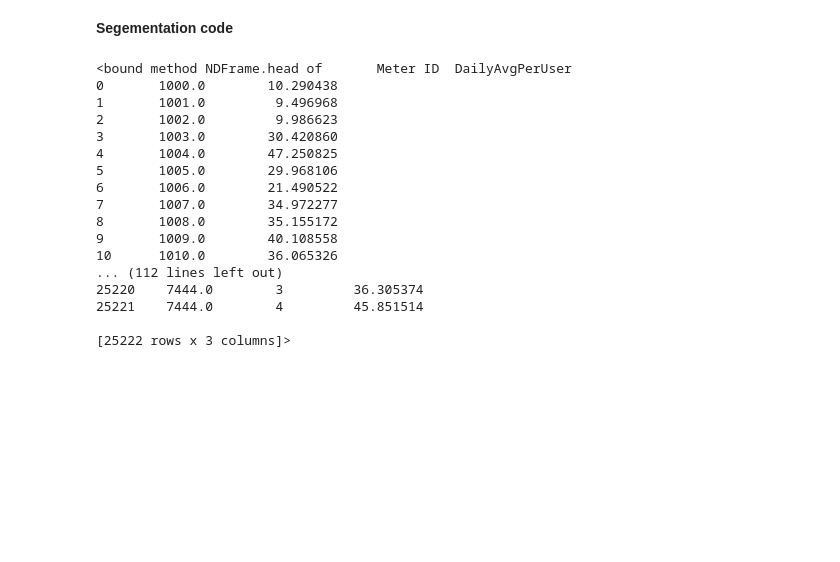
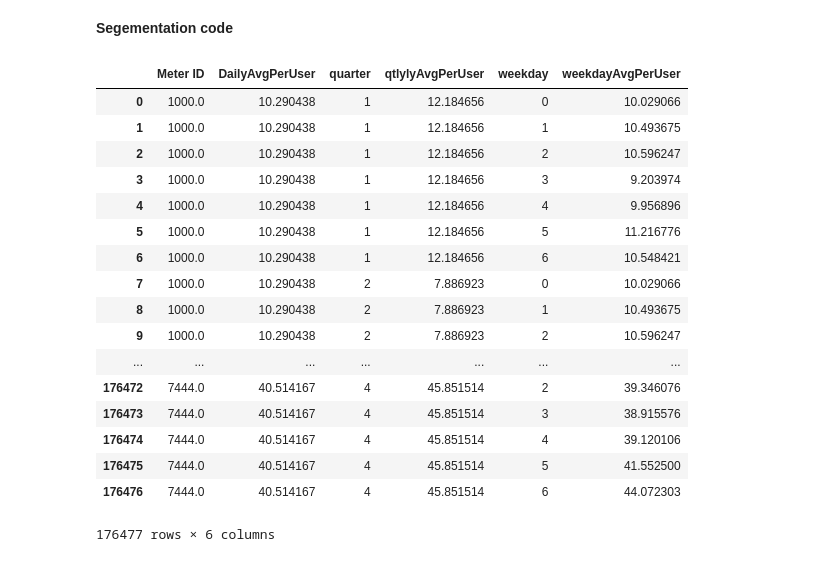
Before and after one commit to dhimanak/Nullpointers-Load_Clusters, a Jupyter notebook: Load_Clusters.ipynb, the cells around one changed output. Cells and saved outputs as stored; diff of their text form; code cells hidden in the pictures; blank space fills up the shorter version.

Commit message:
Update Load_Clusters.ipynb
code to add statistical features to one dataframe

```diff
--- a/Load_Clusters.ipynb
+++ b/Load_Clusters.ipynb
@@ -154,28 +149,40 @@ date
 [74287 rows x 11 columns]
 # %% [markdown]
 **Segementation code**
-# %%
-#daily Average per user
-dfElectricalUsage.head()
-dfUserGroup = dfElectricalUsage.groupby('Meter ID')['DailyUsage'].mean().reset_index(name='DailyAvgPerUser')
-print(dfUserGroup.head)
-dfUserGroup2 = dfElectricalUsage.groupby(['Meter ID','quarter'])['DailyUsage'].mean().reset_index(name='qtlylyAvgPerUser')
-print(dfUserGroup2.head)
-# %% [output]
-<bound method NDFrame.head of       Meter ID  DailyAvgPerUser
-0       1000.0        10.290438
-1       1001.0         9.496968
-2       1002.0         9.986623
-3       1003.0        30.420860
-4       1004.0        47.250825
-5       1005.0        29.968106
-6       1006.0        21.490522
-7       1007.0        34.972277
-8       1008.0        35.155172
-9       1009.0        40.108558
-10      1010.0        36.065326
-... (112 lines left out)
-25220    7444.0        3         36.305374
-25221    7444.0        4         45.851514
-
-[25222 rows x 3 columns]>
+# %%
+#daily Average per user
+dfElectricalUsage.head()
+dfUserGroup = dfElectricalUsage.groupby('Meter ID')['DailyUsage'].mean().reset_index(name='DailyAvgPerUser')
+
+#Quarterly Average per user
+dfUserGroup2 = dfElectricalUsage.groupby(['Meter ID','quarter'])['DailyUsage'].mean().reset_index(name='qtlylyAvgPerUser')
+
+# Weekday Average per user
+dfUserGroup3 = dfElectricalUsage.groupby(['Meter ID','weekday'])['DailyUsage'].mean().reset_index(name='weekdayAvgPerUser')
+#dfUserGroup4 = dfElectricalUsage.groupby(['Meter ID','weekday'])['DailyUsage'].mean().reset_index(name='weekdayAvgPerUser')
+#dfUserGroup5 = dfElectricalUsage.groupby(['Meter ID','weekday'])
+#dfUserGroup6= dfUserGroup5[dfUserGroup5['weekday'] == 5 or dfUserGroup5['weekday'] == 6]
+
+# Merging groups to one dataframe
+dfElectricityUsage1 = pd.merge(dfUserGroup,dfUserGroup2,on='Meter ID')
+dfElectricityUsage = pd.merge(dfElectricityUsage1,dfUserGroup3,on='Meter ID')
+dfElectricityUsage
+# %% [output]
+|  | Meter ID | DailyAvgPerUser | quarter | qtlylyAvgPerUser | weekday | weekdayAvgPerUser |
+| 0 | 1000.0 | 10.290438 | 1 | 12.184656 | 0 | 10.029066 |
+| 1 | 1000.0 | 10.290438 | 1 | 12.184656 | 1 | 10.493675 |
+| 2 | 1000.0 | 10.290438 | 1 | 12.184656 | 2 | 10.596247 |
+| 3 | 1000.0 | 10.290438 | 1 | 12.184656 | 3 | 9.203974 |
+| 4 | 1000.0 | 10.290438 | 1 | 12.184656 | 4 | 9.956896 |
+| 5 | 1000.0 | 10.290438 | 1 | 12.184656 | 5 | 11.216776 |
+| 6 | 1000.0 | 10.290438 | 1 | 12.184656 | 6 | 10.548421 |
+| 7 | 1000.0 | 10.290438 | 2 | 7.886923 | 0 | 10.029066 |
+| 8 | 1000.0 | 10.290438 | 2 | 7.886923 | 1 | 10.493675 |
+| 9 | 1000.0 | 10.290438 | 2 | 7.886923 | 2 | 10.596247 |
+| ... | ... | ... | ... | ... | ... | ... |
+| 176472 | 7444.0 | 40.514167 | 4 | 45.851514 | 2 | 39.346076 |
+| 176473 | 7444.0 | 40.514167 | 4 | 45.851514 | 3 | 38.915576 |
+| 176474 | 7444.0 | 40.514167 | 4 | 45.851514 | 4 | 39.120106 |
+| 176475 | 7444.0 | 40.514167 | 4 | 45.851514 | 5 | 41.552500 |
+| 176476 | 7444.0 | 40.514167 | 4 | 45.851514 | 6 | 44.072303 |
+176477 rows × 6 columns
```
Also changed, not shown: parts of 1 cell of this notebook.
